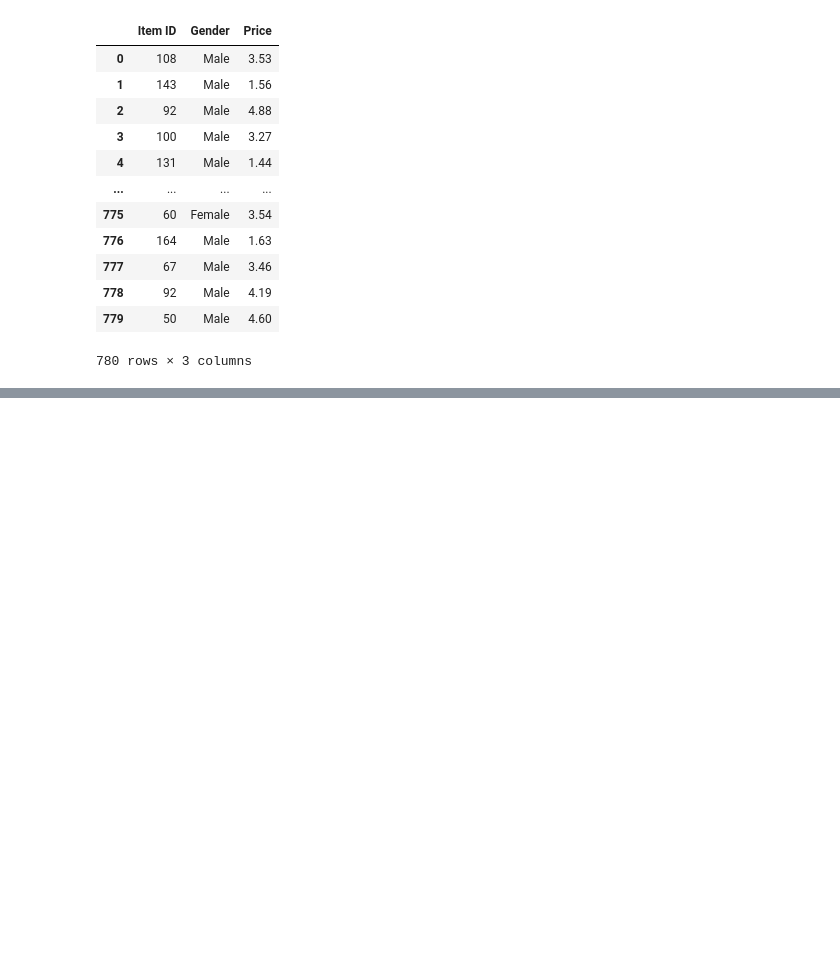
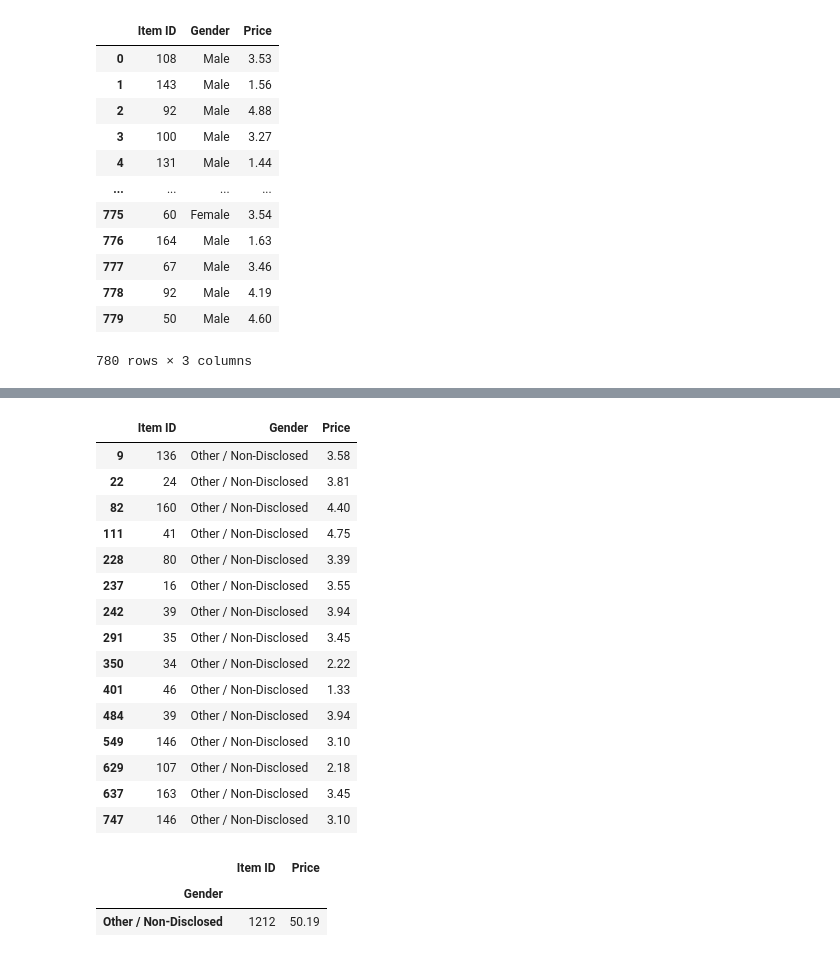
Before and after one commit to uzmabb182/Pandas-Challenge, a Jupyter notebook: HeroesOfPymoli.ipynb, the cells around one changed output, grey strips where cells are left out. Saved outputs shown, nothing was run; the diff lists cells and outputs as text; code cells hidden in the pictures; blank space fills up the shorter version.

```diff
--- a/HeroesOfPymoli.ipynb
+++ b/HeroesOfPymoli.ipynb
@@ -263,0 +281,28 @@ new_df
+# %%
+lock_df = purchase_data_df.loc[purchase_data_df["Gender"] == "Other / Non-Disclosed", ["Item ID", "Gender", "Price"]]
+lock_df
+# %% [output]
+|  | Item ID | Gender | Price |
+| 9 | 136 | Other / Non-Disclosed | 3.58 |
+| 22 | 24 | Other / Non-Disclosed | 3.81 |
+| 82 | 160 | Other / Non-Disclosed | 4.40 |
+| 111 | 41 | Other / Non-Disclosed | 4.75 |
+| 228 | 80 | Other / Non-Disclosed | 3.39 |
+| 237 | 16 | Other / Non-Disclosed | 3.55 |
+| 242 | 39 | Other / Non-Disclosed | 3.94 |
+| 291 | 35 | Other / Non-Disclosed | 3.45 |
+| 350 | 34 | Other / Non-Disclosed | 2.22 |
+| 401 | 46 | Other / Non-Disclosed | 1.33 |
+| 484 | 39 | Other / Non-Disclosed | 3.94 |
+| 549 | 146 | Other / Non-Disclosed | 3.10 |
+| 629 | 107 | Other / Non-Disclosed | 2.18 |
+| 637 | 163 | Other / Non-Disclosed | 3.45 |
+| 747 | 146 | Other / Non-Disclosed | 3.10 |
+# %%
+avg_total_purchase = lock_df.groupby(["Gender"])
+price_df= avg_total_purchase.sum()
+price_df
+# %% [output]
+|  | Item ID | Price |
+| Gender |  |  |
+| Other / Non-Disclosed | 1212 | 50.19 |
```
Also changed, not shown: parts of 60 cells of this notebook.
